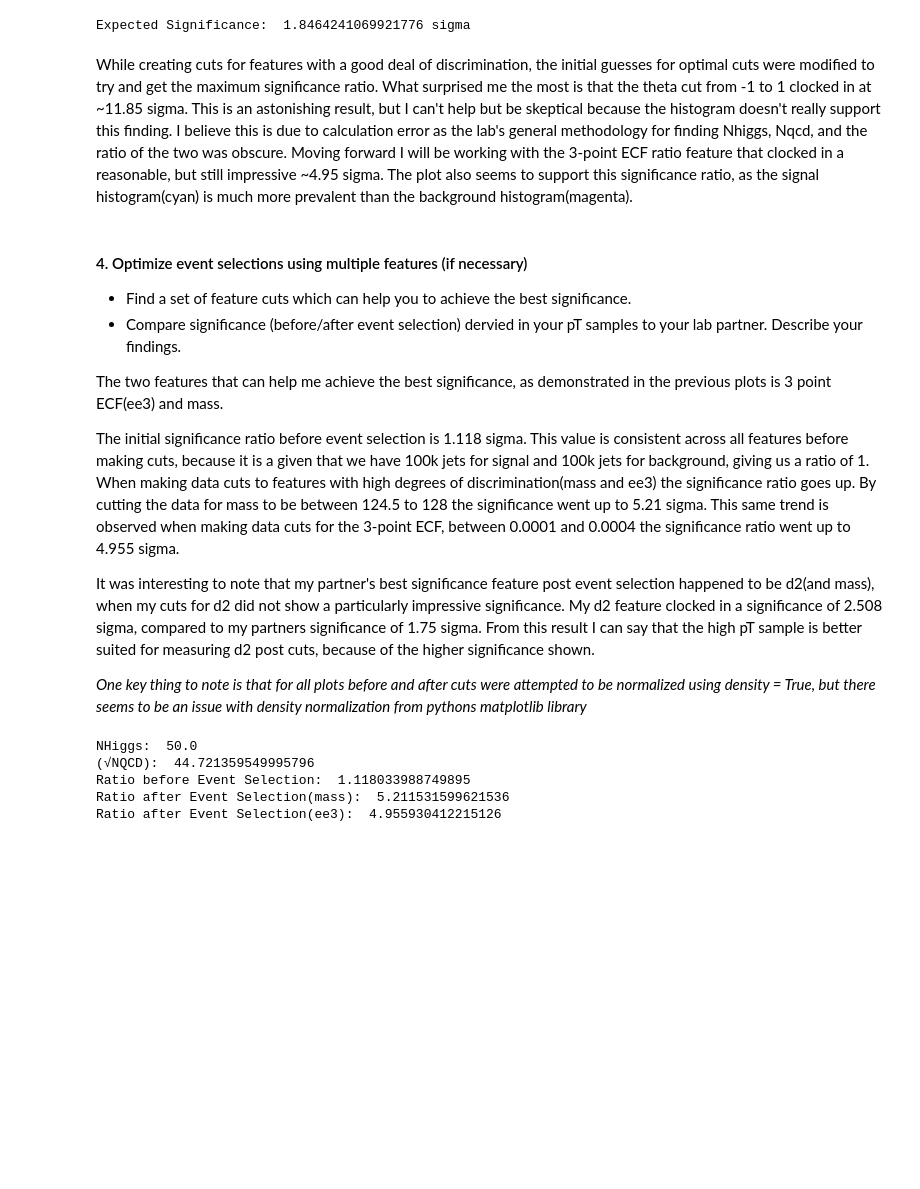
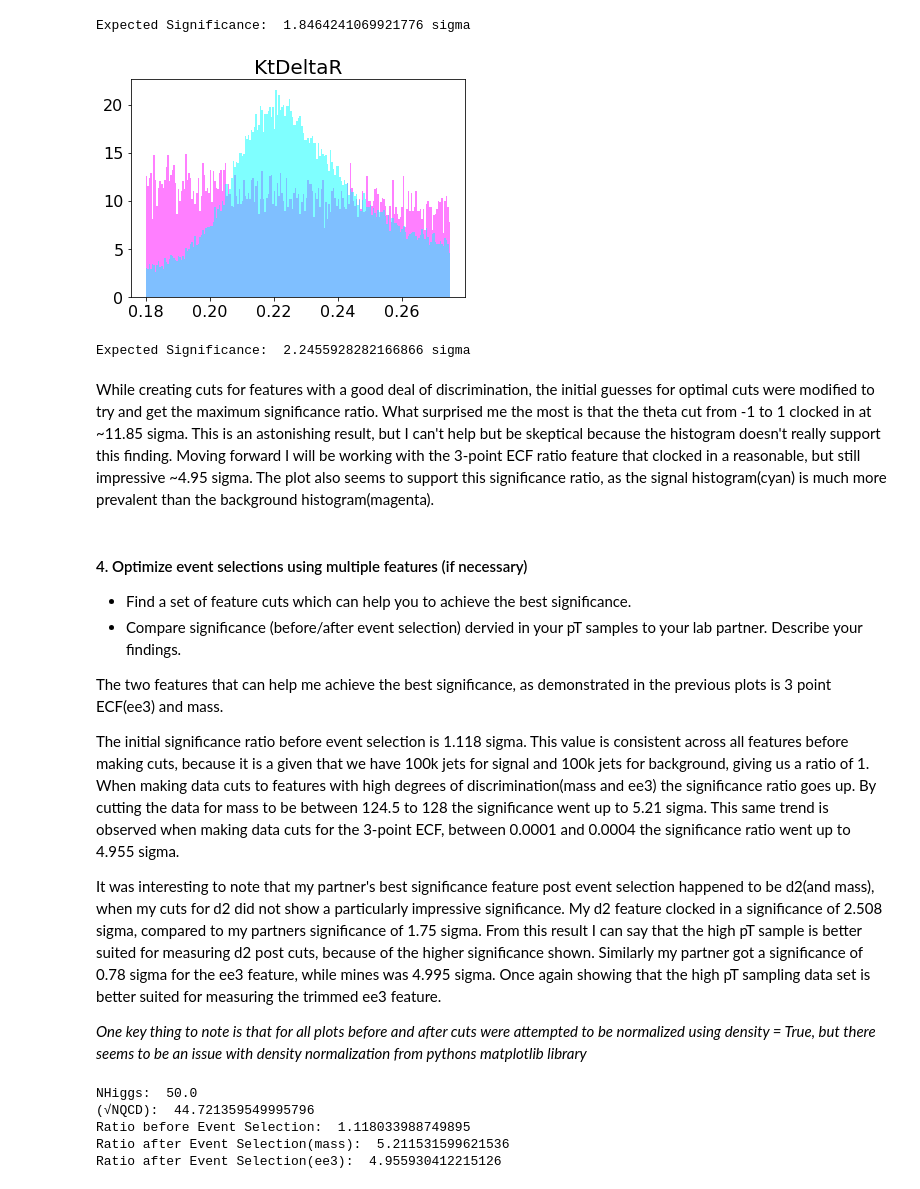
Before and after one commit to IgorBanin/Phys434, a Jupyter notebook: lab7.ipynb, the cells around one changed output. Cells and saved outputs as stored; diff of their text form; code cells hidden in the pictures; blank space fills up the shorter version.

```diff
--- a/lab7.ipynb
+++ b/lab7.ipynb
@@ -600,8 +539,28 @@ print("Expected Significance: ", ratio, "sigma")
 # %% [output]
 [figure]
 Expected Significance:  1.8464241069921776 sigma
+# %%
+bottom = 0.18
+upper = 0.275
+
+background = list(filter(lambda a: a >= bottom and a <= upper, qcd['KtDeltaR'][:]))
+signal = list(filter(lambda a: a >= bottom and a <= upper, higgs['KtDeltaR'][:]))
+
+plt.hist(background[:], 200, alpha=0.5, color="magenta", density = True)
+plt.hist(signal[:] , 200, alpha=0.5, density = True, color="cyan")
+plt.tick_params(labelsize = 16)
+plt.title('KtDeltaR', fontsize=20)
+plt.show()
+
+nhiggs = (sum(signal[:]) / sum(higgs['t21'][:]))*50
+nqcd_root = ((sum(background[:])/sum(qcd['t21'][:]))*2000)**(0.5)
+ratio = nhiggs / nqcd_root
+print("Expected Significance: ", ratio, "sigma")
+# %% [output]
+[figure, added]
+Expected Significance:  2.2455928282166866 sigma
 # %% [markdown]
-While creating cuts for features with a good deal of discrimination, the initial guesses for optimal cuts were modified to try and get the maximum significance ratio. What surprised me the most is that the theta cut from -1 to 1 clocked in at ~11.85 sigma. This is an astonishing result, but I can't help but be skeptical because the histogram doesn't really support this finding. I believe this is due to calculation error as the lab's general methodology for finding Nhiggs, Nqcd, and the ratio of the two was obscure. Moving forward I will be working with the 3-point ECF ratio feature that clocked in a reasonable, but still impressive ~4.95 sigma. The plot also seems to support this significance ratio, as the signal histogram(cyan) is much more prevalent than the background histogram(magenta).
+While creating cuts for features with a good deal of discrimination, the initial guesses for optimal cuts were modified to try and get the maximum significance ratio. What surprised me the most is that the theta cut from -1 to 1 clocked in at ~11.85 sigma. This is an astonishing result, but I can't help but be skeptical because the histogram doesn't really support this finding. Moving forward I will be working with the 3-point ECF ratio feature that clocked in a reasonable, but still impressive ~4.95 sigma. The plot also seems to support this significance ratio, as the signal histogram(cyan) is much more prevalent than the background histogram(magenta).
 # %% [markdown]
 #### 4. Optimize event selections using multiple features (if necessary)
 
@@ -612,7 +571,7 @@ The two features that can help me achieve the best significance, as demonstrated
 
 The initial significance ratio before event selection is 1.118 sigma. This value is consistent across all features before making cuts, because it is a given that we have 100k jets for signal and 100k jets for background, giving us a ratio of 1. When making data cuts to features with high degrees of discrimination(mass and ee3) the significance ratio goes up. By cutting the data for mass to be between 124.5 to 128 the significance went up to 5.21 sigma. This same trend is observed when making data cuts for the 3-point ECF, between 0.0001 and 0.0004 the significance ratio went up to 4.955 sigma.
 
-It was interesting to note that my partner's best significance feature post event selection happened to be d2(and mass), when my cuts for d2 did not show a particularly impressive significance. My d2 feature clocked in a significance of 2.508 sigma, compared to my partners significance of 1.75 sigma. From this result I can say that the high pT sample is better suited for measuring d2 post cuts, because of the higher significance shown.
+It was interesting to note that my partner's best significance feature post event selection happened to be d2(and mass), when my cuts for d2 did not show a particularly impressive significance. My d2 feature clocked in a significance of 2.508 sigma, compared to my partners significance of 1.75 sigma. From this result I can say that the high pT sample is better suited for measuring d2 post cuts, because of the higher significance shown. Similarly my partner got a significance of 0.78 sigma for the ee3 feature, while mines was 4.995 sigma. Once again showing that the high pT sampling data set is better suited for measuring the trimmed ee3 feature.
 
 *One key thing to note is that for all plots before and after cuts were attempted to be normalized using density = True, but there seems to be an issue with density normalization from pythons matplotlib library*
 # %%
```
Also changed, not shown: parts of 72 cells of this notebook.
